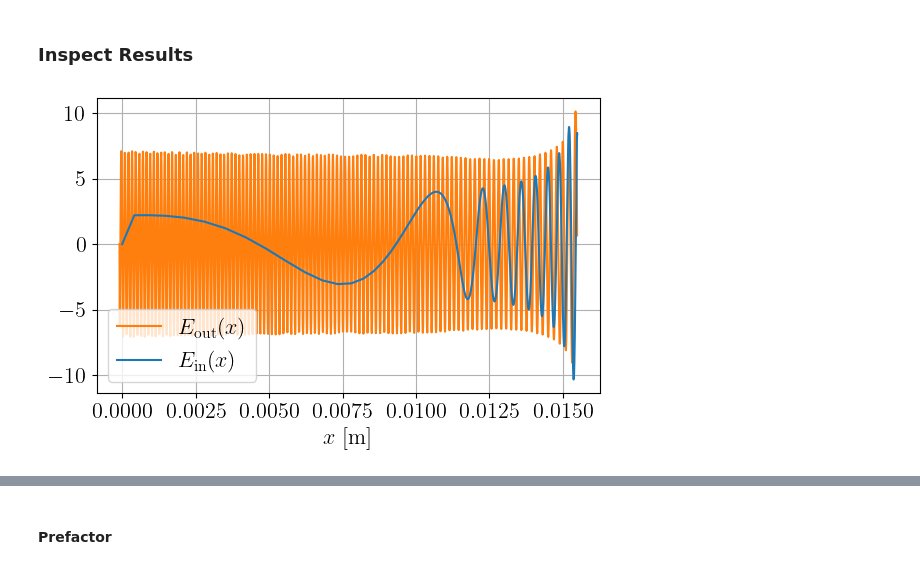
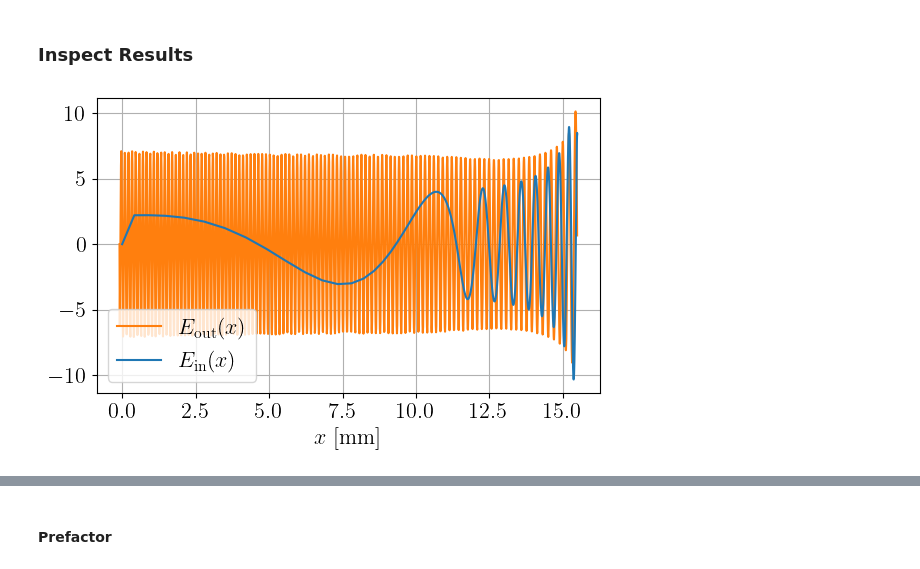
Before and after one commit to runehoejlund/plasma-ray-tracer, a Jupyter notebook: MGO/mgo_ex_X_EBW_at_UH.ipynb, the cells around one changed output, grey strips where cells are left out. Saved outputs shown, nothing was run; the diff lists cells and outputs as text; code cells hidden in the pictures.

```diff
--- a/MGO/mgo_ex_X_EBW_at_UH.ipynb
+++ b/MGO/mgo_ex_X_EBW_at_UH.ipynb
@@ -253,17 +253,17 @@ field = mgo.superpose_ray_fields(phi0=1, x0=0, xs=xs, branch_masks=branch_masks,
 xi = np.linspace(np.min(xs), np.max(xs), 10000)
 # %%
 plt.figure(figsize=(6, 4))
-plt.plot(xs[branch_masks[1], :], np.real(ray_field[branch_masks[1]]), '-', color='tab:orange', label=r'$E_{\mathrm{out}}(x)$')
-plt.plot(xs[branch_masks[0], :], np.real(ray_field[branch_masks[0]]), '-', color='tab:blue', label=r'$E_{\mathrm{in}}(x)$')
+plt.plot(xs[branch_masks[1], :]*1e3, np.real(ray_field[branch_masks[1]]), '-', color='tab:orange', label=r'$E_{\mathrm{out}}(x)$')
+plt.plot(xs[branch_masks[0], :]*1e3, np.real(ray_field[branch_masks[0]]), '-', color='tab:blue', label=r'$E_{\mathrm{in}}(x)$')
 plt.legend()
 plt.grid()
-plt.xlabel(r'$x$ [m]')
+plt.xlabel(r'$x$ [mm]')
 plt.tight_layout()
 plt.savefig('./plots/MGO_warm_field_in_out_' + plot_name + '.pdf')
 plt.savefig('./plots/MGO_warm_field_in_out_' + plot_name + '.png', dpi=600)
 plt.show()
 # %% [output]
-[figure, old version]
+[figure, new version]
 # %%
 plt.figure(figsize=(6, 4))
 N_phases = 1
```
Also changed, not shown: parts of 2 cells of this notebook, 1 other file.
